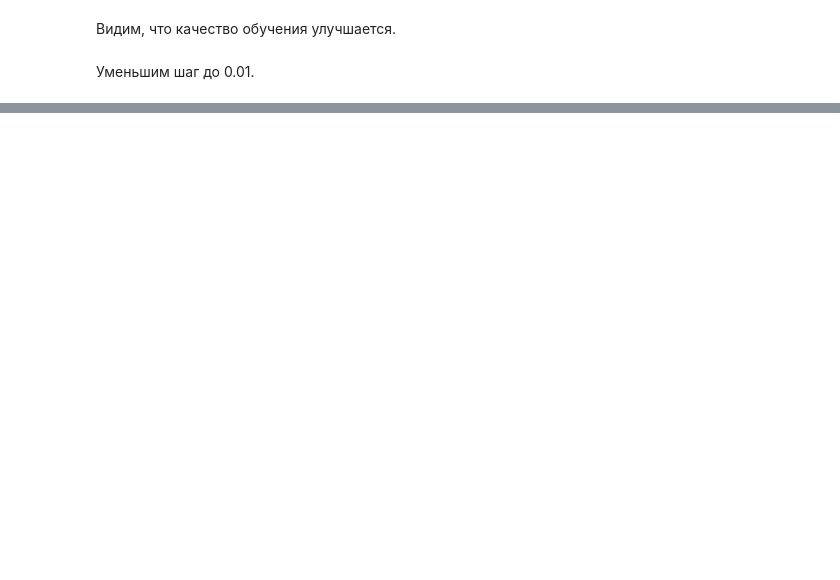
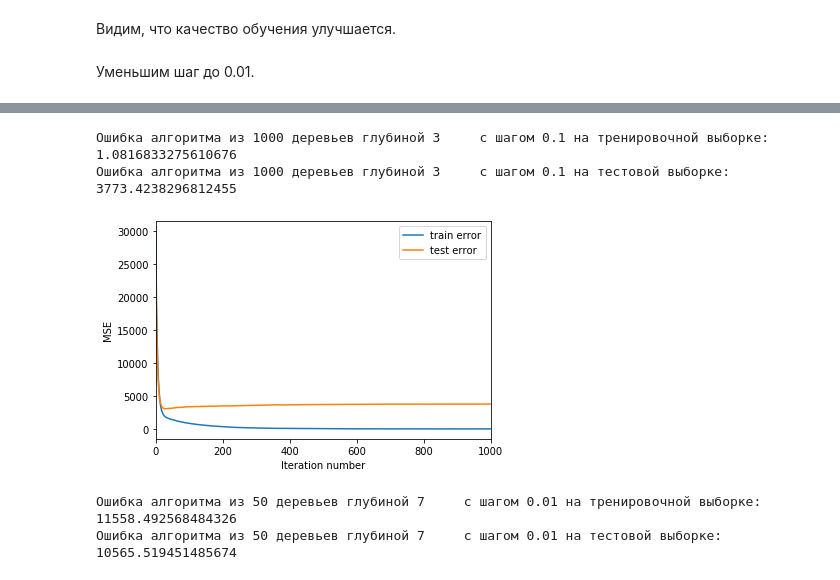
Before and after one commit to Elaviness/DataAnalyzAlg, a Jupyter notebook: Lesson_6.ipynb, the cells around one changed output, grey strips where cells are left out. Saved outputs shown, nothing was run; the diff lists cells and outputs as text; code cells hidden in the pictures; blank space fills up the shorter version.

```diff
--- a/Lesson_6.ipynb
+++ b/Lesson_6.ipynb
@@ -172,0 +193,26 @@ get_error_plot(n_trees, train_errors, test_errors)
+# %%
+eta = 0.1
+n_trees = 1000
+coefs = [1] * n_trees
+max_depth = 3
+
+trees, train_errors, test_errors = gb_fit(n_trees, max_depth, X_train, X_test, y_train, y_test, coefs, eta)
+evaluate_alg(X_train, X_test, y_train, y_test, trees, coefs, eta)
+# %% [output]
+Ошибка алгоритма из 1000 деревьев глубиной 3     с шагом 0.1 на тренировочной выборке: 1.0816833275610676
+Ошибка алгоритма из 1000 деревьев глубиной 3     с шагом 0.1 на тестовой выборке: 3773.4238296812455
+# %%
+get_error_plot(n_trees, train_errors, test_errors)
+# %% [output]
+[figure, added]
+# %%
+eta = 0.01
+n_trees = 50
+coefs = [1] * n_trees
+max_depth = 7
+
+trees, train_errors, test_errors = gb_fit(n_trees, max_depth, X_train, X_test, y_train, y_test, coefs, eta)
+evaluate_alg(X_train, X_test, y_train, y_test, trees, coefs, eta)
+# %% [output]
+Ошибка алгоритма из 50 деревьев глубиной 7     с шагом 0.01 на тренировочной выборке: 11558.492568484326
+Ошибка алгоритма из 50 деревьев глубиной 7     с шагом 0.01 на тестовой выборке: 10565.519451485674
```
Also changed, not shown: parts of 12 cells of this notebook.
